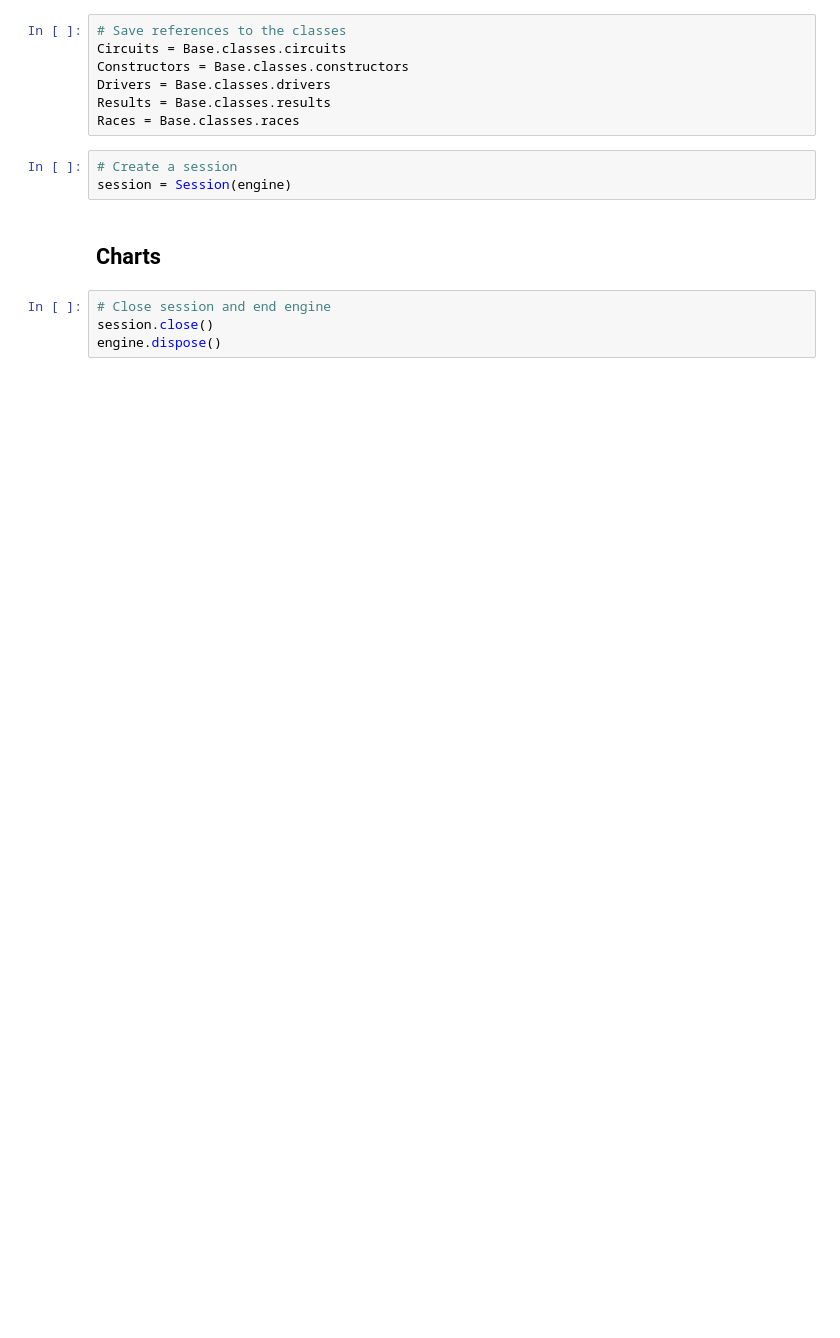
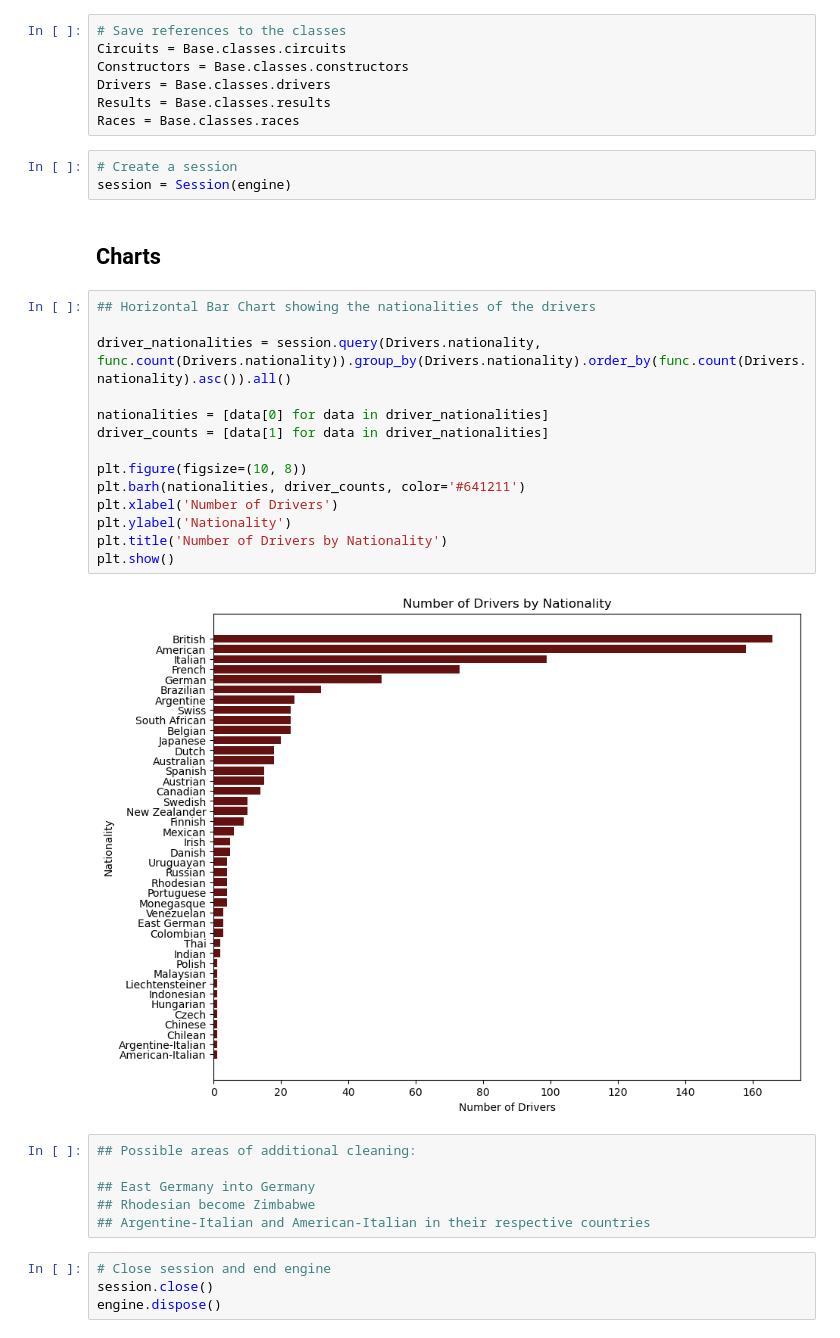
Before and after one commit to KevinPCarney/Project-3-Group-03, a Jupyter notebook: EDA.ipynb, the cells around one changed output. Cells and saved outputs as stored; diff of their text form; blank space fills up the shorter version.

```diff
--- a/EDA.ipynb
+++ b/EDA.ipynb
@@ -48,6 +48,28 @@ Races = Base.classes.races
 session = Session(engine)
 # %% [markdown]
 ## Charts
+# %%
+## Horizontal Bar Chart showing the nationalities of the drivers
+
+driver_nationalities = session.query(Drivers.nationality, func.count(Drivers.nationality)).group_by(Drivers.nationality).order_by(func.count(Drivers.nationality).asc()).all()
+
+nationalities = [data[0] for data in driver_nationalities]
+driver_counts = [data[1] for data in driver_nationalities]
+
+plt.figure(figsize=(10, 8))
+plt.barh(nationalities, driver_counts, color='#641211')
+plt.xlabel('Number of Drivers')
+plt.ylabel('Nationality')
+plt.title('Number of Drivers by Nationality')
+plt.show()
+# %% [output]
+[figure, added]
+# %%
+## Possible areas of additional cleaning:
+
+## East Germany into Germany
+## Rhodesian become Zimbabwe
+## Argentine-Italian and American-Italian in their respective countries
 # %%
 # Close session and end engine
 session.close()
```
Also changed, not shown: parts of 1 cell of this notebook.
